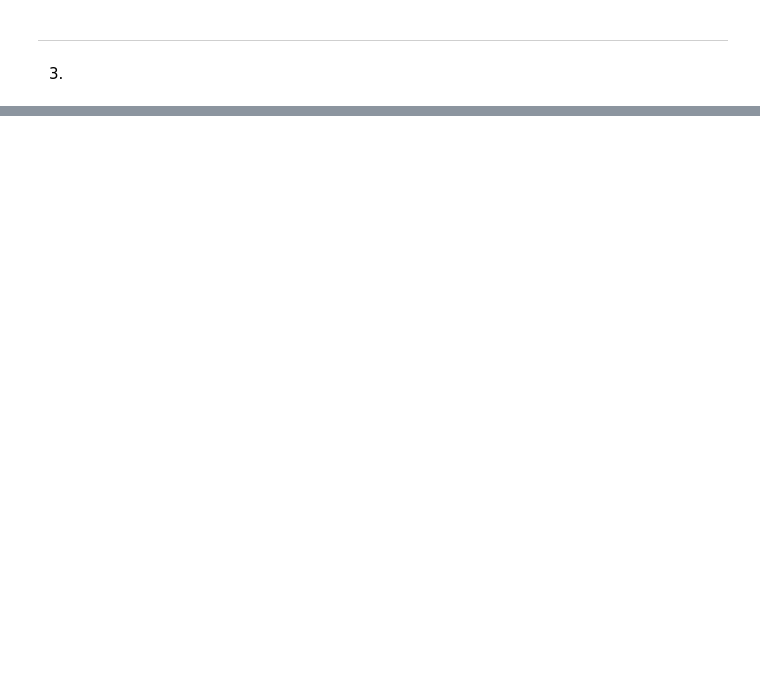
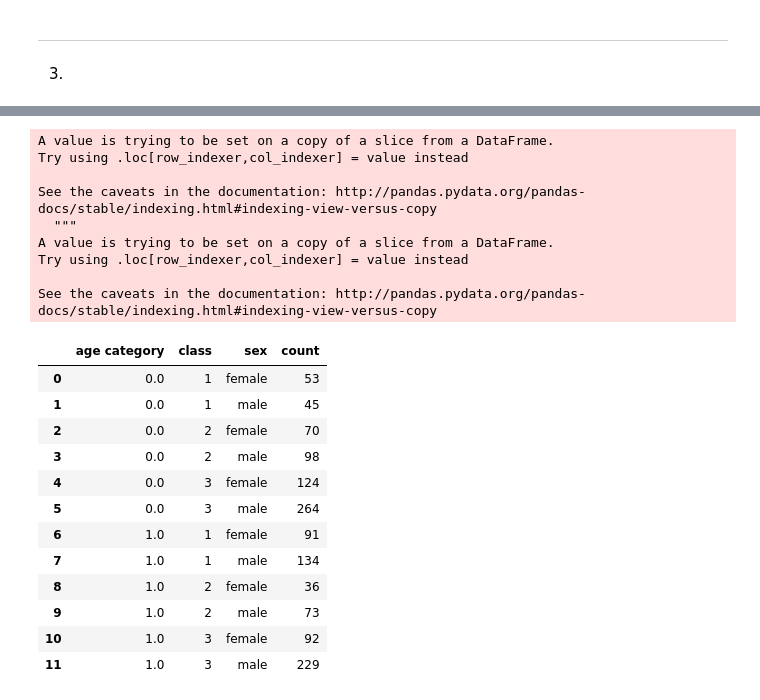
Before and after one commit to Timonzimm/CS-401, a Jupyter notebook: HW01/Homework 1.ipynb, the cells around one changed output, grey strips where cells are left out. Saved outputs shown, nothing was run; the diff lists cells and outputs as text; code cells hidden in the pictures; blank space fills up the shorter version.

```diff
--- a/HW01/Homework 1.ipynb
+++ b/HW01/Homework 1.ipynb
@@ -172,0 +307,37 @@ plt.show()
+# %%
+df = data_titanic[['age', 'pclass', 'sex']]
+df = df.sort('age')
+med_id = df.shape[0] // 2
+
+df.iloc[0:med_id]['age'] = 0.0
+df.iloc[med_id:]['age'] = 1.0
+df['age'] = df['age'].astype('category')
+
+groups = pd.DataFrame(df.groupby(['age', 'pclass', 'sex']).size())
+groups.reset_index(inplace=True)
+groups.columns = ['age category', 'class', 'sex', 'count']
+
+groups
+# %% [output]
+A value is trying to be set on a copy of a slice from a DataFrame.
+Try using .loc[row_indexer,col_indexer] = value instead
+
+See the caveats in the documentation: http://pandas.pydata.org/pandas-docs/stable/indexing.html#indexing-view-versus-copy
+  """
+A value is trying to be set on a copy of a slice from a DataFrame.
+Try using .loc[row_indexer,col_indexer] = value instead
+
+See the caveats in the documentation: http://pandas.pydata.org/pandas-docs/stable/indexing.html#indexing-view-versus-copy
+|  | age category | class | sex | count |
+| 0 | 0.0 | 1 | female | 53 |
+| 1 | 0.0 | 1 | male | 45 |
+| 2 | 0.0 | 2 | female | 70 |
+| 3 | 0.0 | 2 | male | 98 |
+| 4 | 0.0 | 3 | female | 124 |
+| 5 | 0.0 | 3 | male | 264 |
+| 6 | 1.0 | 1 | female | 91 |
+| 7 | 1.0 | 1 | male | 134 |
+| 8 | 1.0 | 2 | female | 36 |
+| 9 | 1.0 | 2 | male | 73 |
+| 10 | 1.0 | 3 | female | 92 |
+| 11 | 1.0 | 3 | male | 229 |
```
Also changed, not shown: parts of 13 cells of this notebook.
